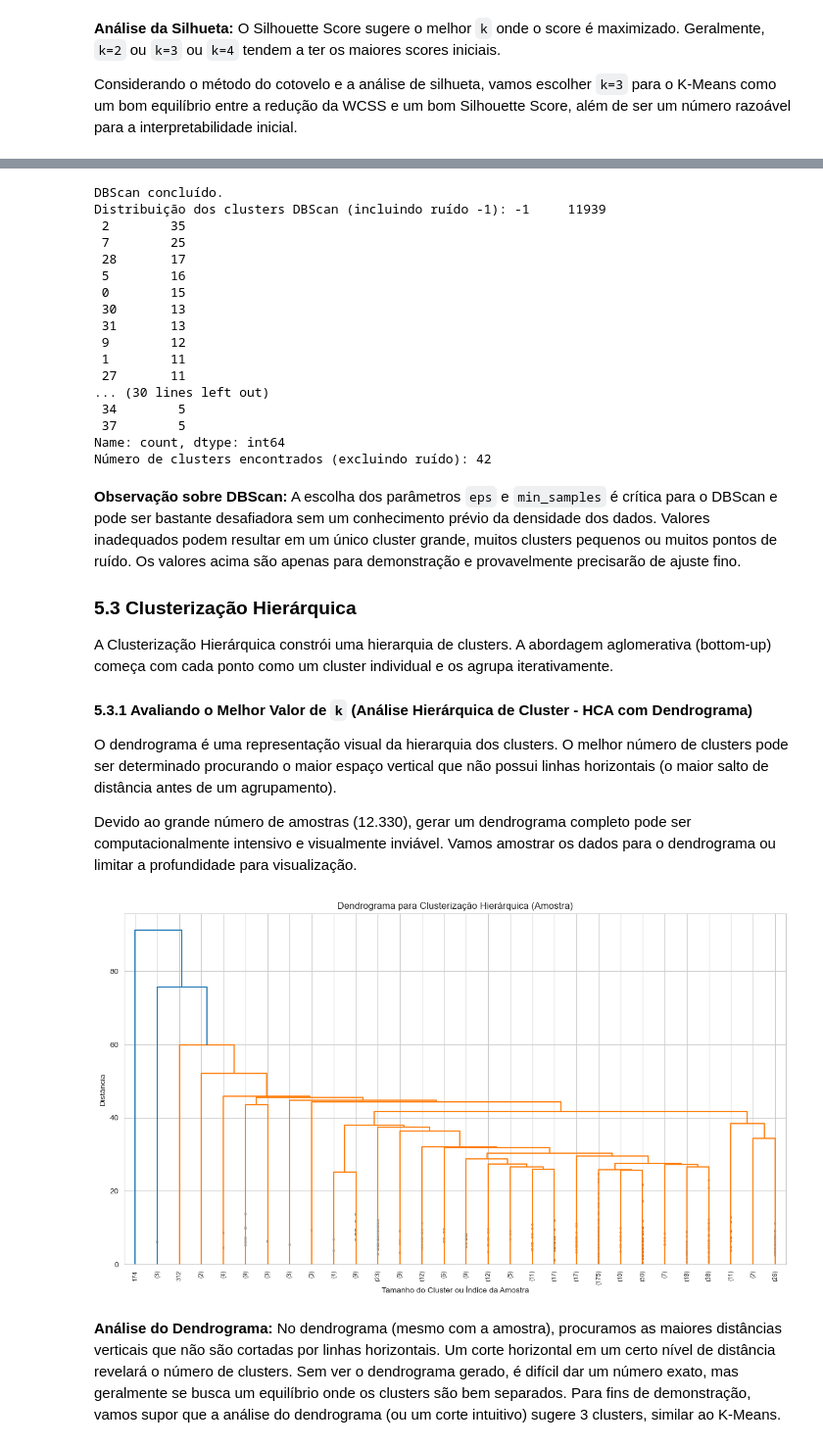
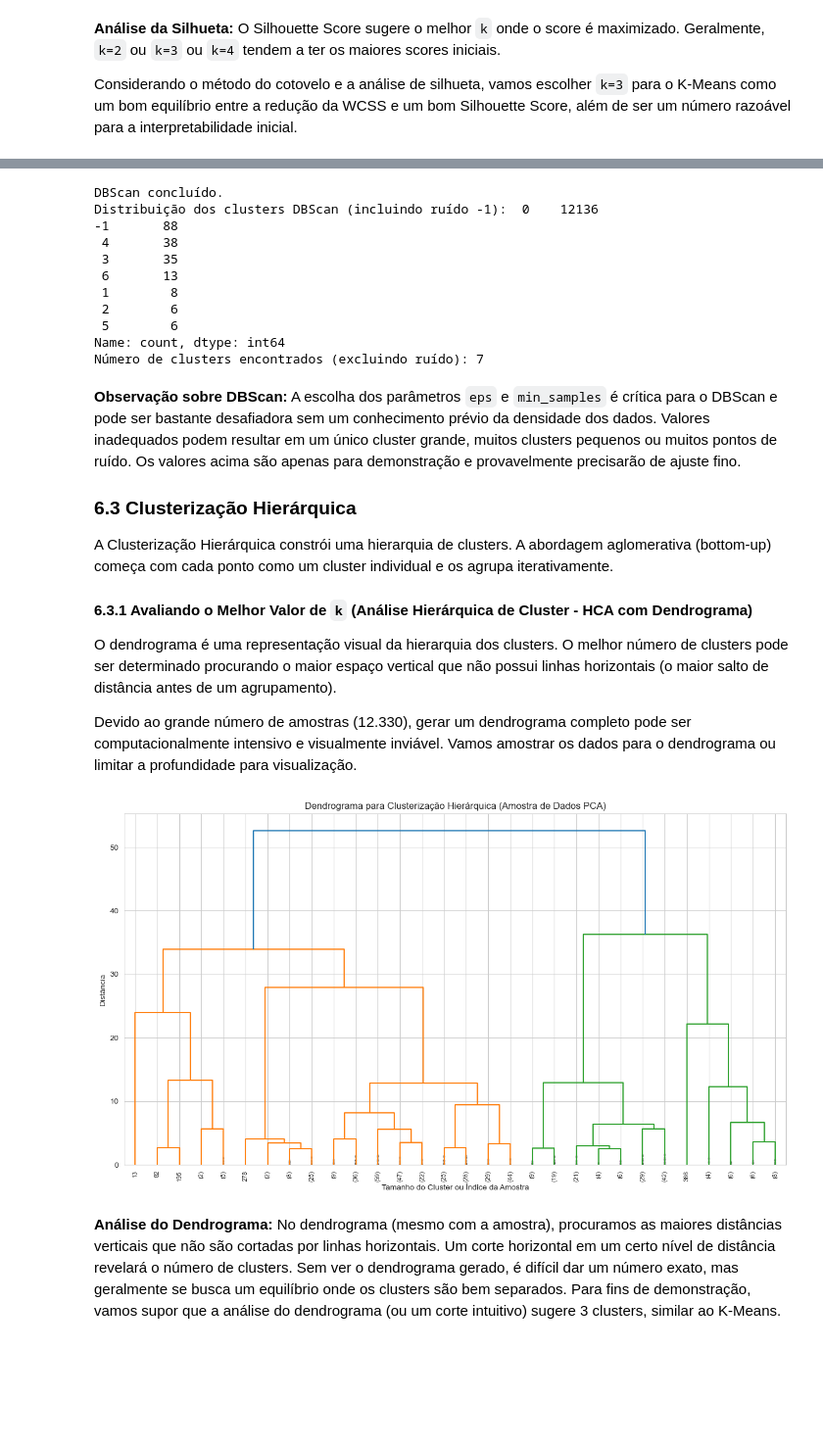
Before and after one commit to MLGODS/Project02-UnsupervisedLearning, a Jupyter notebook: Trabalho_de_Clusterização_de_Comportamento_de_Compras_Online.ipynb, the cells around one changed output, grey strips where cells are left out. Shown at 98% size. Saved outputs shown, nothing was run; the diff lists cells and outputs as text; code cells hidden in the pictures; blank space fills up the shorter version.

Commit message:
estavel para visualizacao. parte 7 quebrando

```diff
--- a/Trabalho_de_Clusterização_de_Comportamento_de_Compras_Online.ipynb
+++ b/Trabalho_de_Clusterização_de_Comportamento_de_Compras_Online.ipynb
@@ -379,0 +388,17 @@ Os outliers ainda são visíveis, mas seu impacto na escala dos algoritmos basea
+# %%
+# Redução de dimensionalidade com PCA para 2 componentes
+pca = PCA(n_components=2, random_state=42)
+X_pca_for_clustering = pca.fit_transform(X_scaled) # Aplicando PCA nos dados padronizados
+
+# Criar DataFrame para visualização e para ser a entrada dos algoritmos de clusterização
+X_pca_df = pd.DataFrame(data=X_pca_for_clustering, columns=['Componente_Principal_1', 'Componente_Principal_2'])
+
+print("\n### Primeiras 5 linhas do DataFrame após PCA ###")
+print(X_pca_df.head())
+
+plt.figure(figsize=(10, 6))
+sns.scatterplot(x='Componente_Principal_1', y='Componente_Principal_2', data=X_pca_df, s=20, alpha=0.6)
+plt.title('Visualização dos Dados Após PCA (Pré-Clusterização)')
+plt.xlabel('Componente Principal 1')
+plt.ylabel('Componente Principal 2')
+plt.show()
@@ -466,13 +527,13 @@ DBScan (Density-Based Spatial Clustering of Applications with Noise) é um algor
 A escolha de `eps` e `min_samples` é crucial. `min_samples` é geralmente definido como 2 * número de dimensões. Para `eps`, um gráfico de distância dos k-vizinhos mais próximos pode ajudar. Para simplificar, vamos tentar valores razoáveis para começar.
 # %%
 # Escolha de parâmetros para DBScan
-# min_samples geralmente é 2 * número de features ou um valor intuitivo
+# min_samples geralmente é 2 * número de features ou um valor intuitivo (aqui, 2 * número de componentes PCA = 2*2 = 4)
 # eps: pode ser encontrado usando um gráfico de distância dos k-vizinhos mais próximos (k=min_samples)
 # Para este dataset, vamos iniciar com valores comuns para demonstrar.
 # Uma análise mais aprofundada de eps envolveria o cálculo de distâncias.
 
 dbscan_model = DBSCAN(eps=0.5, min_samples=5) # Valores de exemplo, podem precisar de ajuste
-dbscan_labels = dbscan_model.fit_predict(X_scaled)
+dbscan_labels = dbscan_model.fit_predict(X_pca_for_clustering) # Aplicando aos dados PCA
 
 # O DBScan pode retornar -1 para pontos de ruído
 print("DBScan concluído.")
@@ -480,30 +541,24 @@ print(f"Distribuição dos clusters DBScan (incluindo ruído -1): {pd.Series(dbs
 print(f"Número de clusters encontrados (excluindo ruído): {len(set(dbscan_labels)) - (1 if -1 in dbscan_labels else 0)}")
 # %% [output]
 DBScan concluído.
-Distribuição dos clusters DBScan (incluindo ruído -1): -1     11939
- 2        35
- 7        25
- 28       17
- 5        16
- 0        15
- 30       13
- 31       13
- 9        12
- 1        11
- 27       11
-... (30 lines left out)
- 34        5
- 37        5
+Distribuição dos clusters DBScan (incluindo ruído -1):  0    12136
+-1       88
+ 4       38
+ 3       35
+ 6       13
+ 1        8
+ 2        6
+ 5        6
 Name: count, dtype: int64
-Número de clusters encontrados (excluindo ruído): 42
+Número de clusters encontrados (excluindo ruído): 7
 # %% [markdown]
 **Observação sobre DBScan:** A escolha dos parâmetros `eps` e `min_samples` é crítica para o DBScan e pode ser bastante desafiadora sem um conhecimento prévio da densidade dos dados. Valores inadequados podem resultar em um único cluster grande, muitos clusters pequenos ou muitos pontos de ruído. Os valores acima são apenas para demonstração e provavelmente precisarão de ajuste fino.
 
-### 5.3 Clusterização Hierárquica
+### 6.3 Clusterização Hierárquica
 
 A Clusterização Hierárquica constrói uma hierarquia de clusters. A abordagem aglomerativa (bottom-up) começa com cada ponto como um cluster individual e os agrupa iterativamente.
 
-#### 5.3.1 Avaliando o Melhor Valor de `k` (Análise Hierárquica de Cluster - HCA com Dendrograma)
+#### 6.3.1 Avaliando o Melhor Valor de `k` (Análise Hierárquica de Cluster - HCA com Dendrograma)
 
 O dendrograma é uma representação visual da hierarquia dos clusters. O melhor número de clusters pode ser determinado procurando o maior espaço vertical que não possui linhas horizontais (o maior salto de distância antes de um agrupamento).
 
@@ -511,28 +566,28 @@ Devido ao grande número de amostras (12.330), gerar um dendrograma completo pod
 # %%
 # Devido ao tamanho do dataset, vamos amostrar para o dendrograma
 # ou limitar a profundidade para uma visualização mais clara.
-# Para este exemplo, vamos amostrar 500 pontos para tornar o dendrograma visível.
-X_sample = X_scaled_df.sample(n=500, random_state=42)
+# Para este exemplo, vamos amostrar 500 pontos dos dados PCA para tornar o dendrograma visível.
+X_pca_sample_for_dendrogram = X_pca_df.sample(n=500, random_state=42)
 
 # Gerar a matriz de linkage
-linked = linkage(X_sample, method='ward') # 'ward' minimiza a variância dentro de cada cluster
+linked = linkage(X_pca_sample_for_dendrogram, method='ward') # 'ward' minimiza a variância dentro de cada cluster
 
 plt.figure(figsize=(15, 8))
 dendrogram(linked,
            orientation='top',
            truncate_mode='lastp', # Exibe apenas os últimos p nós
            p=30, # Mostra os últimos 30 merges
            show_leaf_counts=True,
            leaf_rotation=90.,
            leaf_font_size=8.,
            show_contracted=True, # Para dendrogramas truncados
 )
-plt.title('Dendrograma para Clusterização Hierárquica (Amostra)')
+plt.title('Dendrograma para Clusterização Hierárquica (Amostra de Dados PCA)')
 plt.xlabel('Tamanho do Cluster ou Índice da Amostra')
 plt.ylabel('Distância')
 plt.show()
 # %% [output]
-[figure, old version]
+[figure, new version]
 # %% [markdown]
 **Análise do Dendrograma:**
 No dendrograma (mesmo com a amostra), procuramos as maiores distâncias verticais que não são cortadas por linhas horizontais. Um corte horizontal em um certo nível de distância revelará o número de clusters. Sem ver o dendrograma gerado, é difícil dar um número exato, mas geralmente se busca um equilíbrio onde os clusters são bem separados. Para fins de demonstração, vamos supor que a análise do dendrograma (ou um corte intuitivo) sugere 3 clusters, similar ao K-Means.
```
Also changed, not shown: parts of 25 cells of this notebook.
